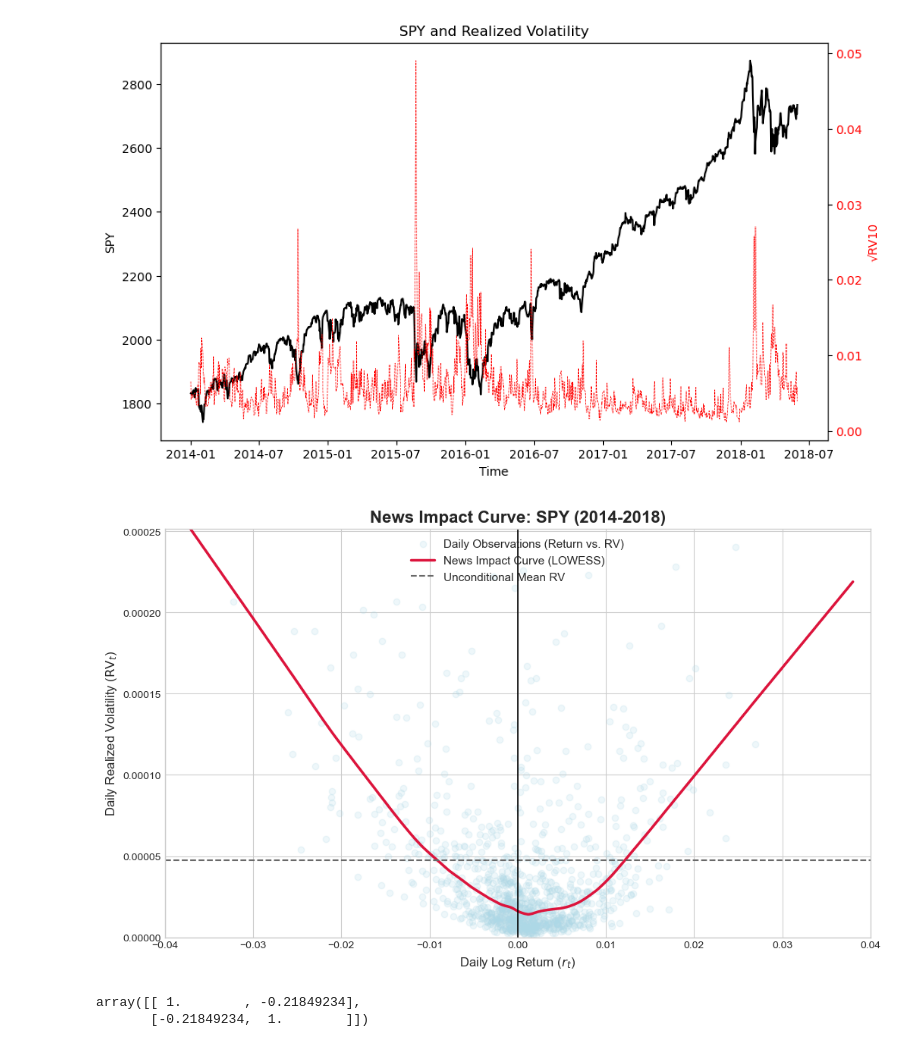
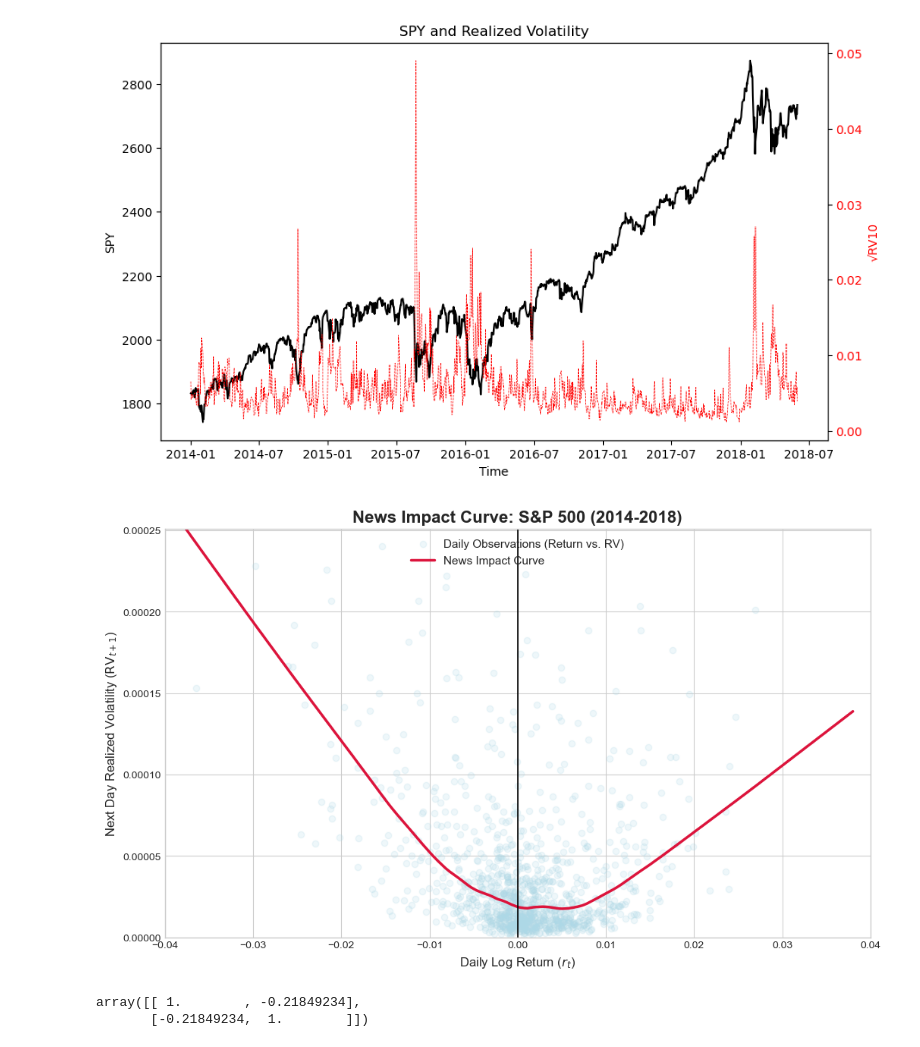
Before and after one commit to HyunminHong/Kalman-Heston-Filter, a Jupyter notebook: simulation_studies/empirical_data.ipynb, the cells around one changed output. Drawn from its saved outputs; the diff is of its cells as text; code cells hidden in the pictures.

```diff
--- a/simulation_studies/empirical_data.ipynb
+++ b/simulation_studies/empirical_data.ipynb
@@ -90,44 +70,44 @@ df_nic = df.dropna()
 
 # Define our x (independent) and y (dependent) variables
 x_returns = df_nic['return']
-y_next_vol = df_nic['rv10']
+y_next_vol = df_nic['next_day_rv10']
 
 # --- 3. Perform LOWESS Smoothing ---
 # LOWESS fits a smooth curve to the data non-parametrically.
 # The 'frac' parameter controls the amount of smoothing (0.3 is a good start).
 lowess_fit = sm.nonparametric.lowess(endog=y_next_vol, exog=x_returns, frac=0.3)
 
 # Extract the smoothed x and y values
 x_smooth = lowess_fit[:, 0]
 y_smooth = lowess_fit[:, 1]
 
 # --- 4. Generate the Plot ---
 plt.style.use('seaborn-v0_8-whitegrid')
 fig, ax = plt.subplots(figsize=(12, 7))
 
 # Plot the raw observations as a scatter plot
 ax.scatter(x_returns, y_next_vol, alpha=0.2, color='lightblue', label='Daily Observations (Return vs. RV)')
 
 # Plot the smoothed News Impact Curve
-ax.plot(x_smooth, y_smooth, color='crimson', linewidth=2.5, label='News Impact Curve (LOWESS)')
+ax.plot(x_smooth, y_smooth, color='crimson', linewidth=2.5, label='News Impact Curve')
 
 # Add reference lines for clarity
-ax.axhline(y=y_next_vol.mean(), color='dimgray', linestyle='--', linewidth=1.5, label=f'Unconditional Mean RV')
+# ax.axhline(y=y_next_vol.mean(), color='dimgray', linestyle='--', linewidth=1.5, label=f'Unconditional Mean RV')
 ax.axvline(x=0, color='black', linestyle='-', linewidth=1.2)
 
 # Add titles and labels for a publication-quality figure
-ax.set_title('News Impact Curve: SPY (2014-2018)', fontsize=16, weight='bold')
+ax.set_title('News Impact Curve: S&P 500 (2014-2018)', fontsize=16, weight='bold')
 ax.set_xlabel('Daily Log Return ($r_t$)', fontsize=12)
-ax.set_ylabel('Daily Realized Volatility ($\mathrm{RV}_t$)', fontsize=12)
+ax.set_ylabel('Next Day Realized Volatility ($\mathrm{RV}_{t+1}$)', fontsize=12)
 ax.legend(loc='upper center', fontsize=11)
 
 # Set axis limits to focus on the area of interest
 ax.set_xlim(-0.04, 0.04)
 ax.set_ylim(0, df_nic['next_day_rv10'].quantile(0.98)) # Zoom in by excluding extreme outliers
 
 plt.show()
 # %% [output]
-[figure, old version]
+[figure, new version]
 # %%
 r_t   = np.diff(np.log(df['close_price'].values))            # length T-1
 dv_t  = df['rv10'].values[1:]                # length T-1
```
Also changed, not shown: parts of 2 cells of this notebook.
